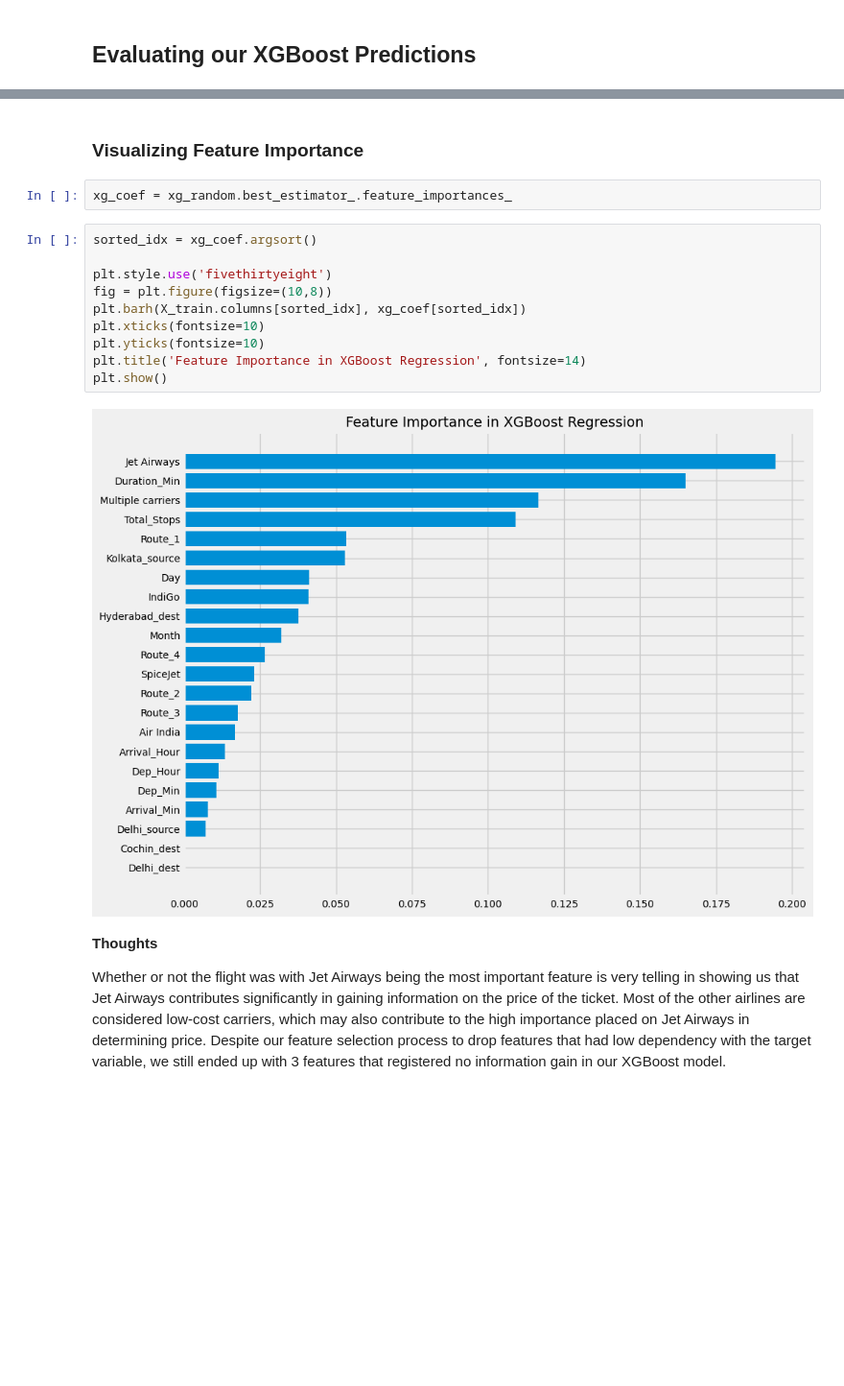
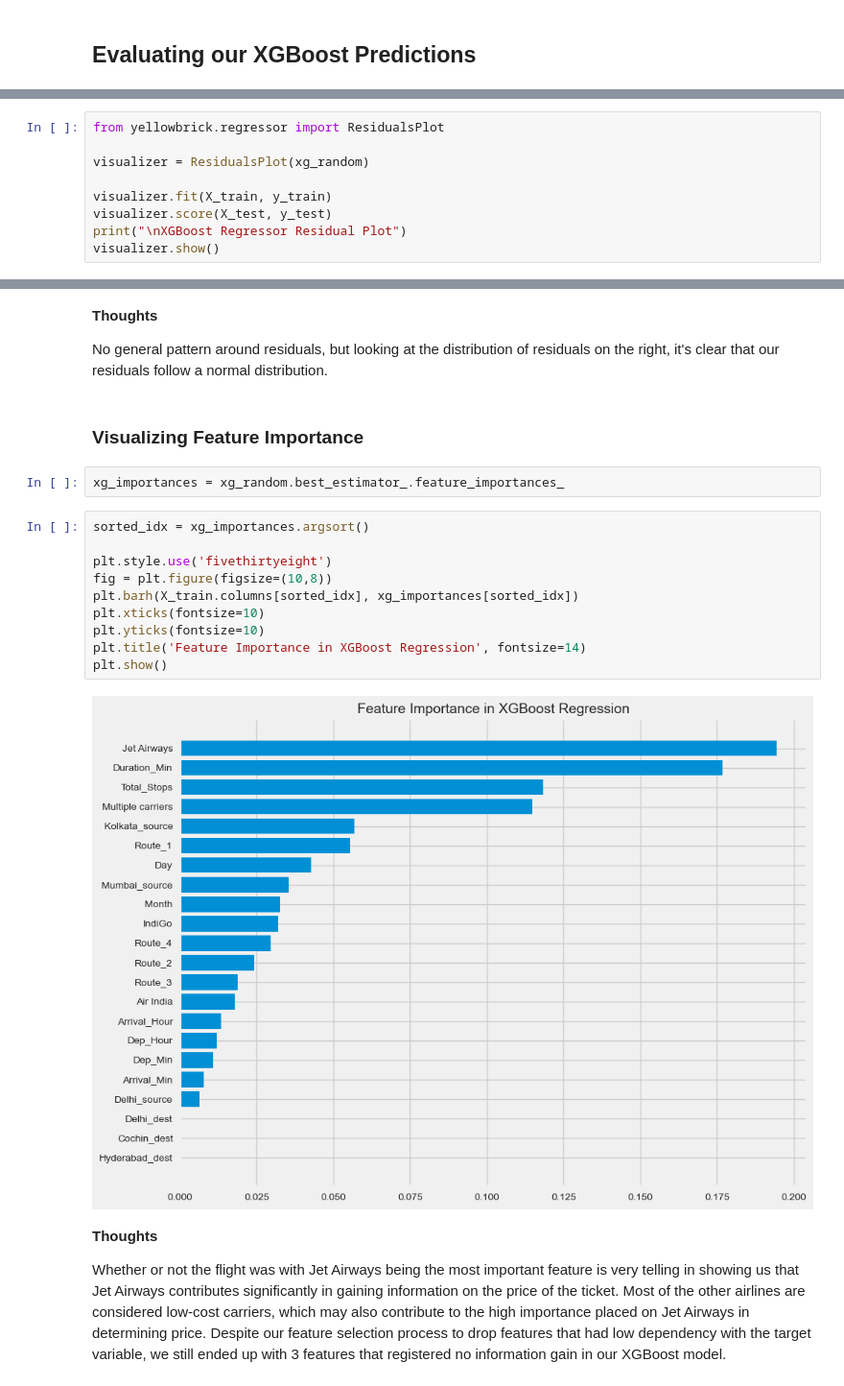
Before and after one commit to rahprabhu/Predicting_Flight_Prices, a Jupyter notebook: Regression Models - Flight Price Prediction.ipynb, the cells around one changed output, grey strips where cells are left out. Shown: that part at 96% size. Cells and saved outputs as stored; diff of their text form; blank space fills up the shorter version.

```diff
--- a/Regression Models - Flight Price Prediction.ipynb
+++ b/Regression Models - Flight Price Prediction.ipynb
@@ -309,0 +341,9 @@ The XGBoost regressor slightly edged out the Random Forest and Gradient Boost mo
+# %%
+from yellowbrick.regressor import ResidualsPlot
+
+visualizer = ResidualsPlot(xg_random)
+
+visualizer.fit(X_train, y_train)
+visualizer.score(X_test, y_test)
+print("\nXGBoost Regressor Residual Plot")
+visualizer.show()
@@ -310,19 +354,23 @@ The XGBoost regressor slightly edged out the Random Forest and Gradient Boost mo
+# %% [markdown]
+**Thoughts**
+
+No general pattern around residuals, but looking at the distribution of residuals on the right, it's clear that our residuals follow a normal distribution.
 # %% [markdown]
 ### Visualizing Feature Importance
 # %%
-xg_coef = xg_random.best_estimator_.feature_importances_
+xg_importances = xg_random.best_estimator_.feature_importances_
 # %%
-sorted_idx = xg_coef.argsort()
+sorted_idx = xg_importances.argsort()
 
 plt.style.use('fivethirtyeight')
 fig = plt.figure(figsize=(10,8))
-plt.barh(X_train.columns[sorted_idx], xg_coef[sorted_idx])
+plt.barh(X_train.columns[sorted_idx], xg_importances[sorted_idx])
 plt.xticks(fontsize=10)
 plt.yticks(fontsize=10)
 plt.title('Feature Importance in XGBoost Regression', fontsize=14)
 plt.show()
 # %% [output]
-[figure, old version]
+[figure, new version]
 # %% [markdown]
 **Thoughts**
 
```
Also changed, not shown: parts of 25 cells of this notebook.
